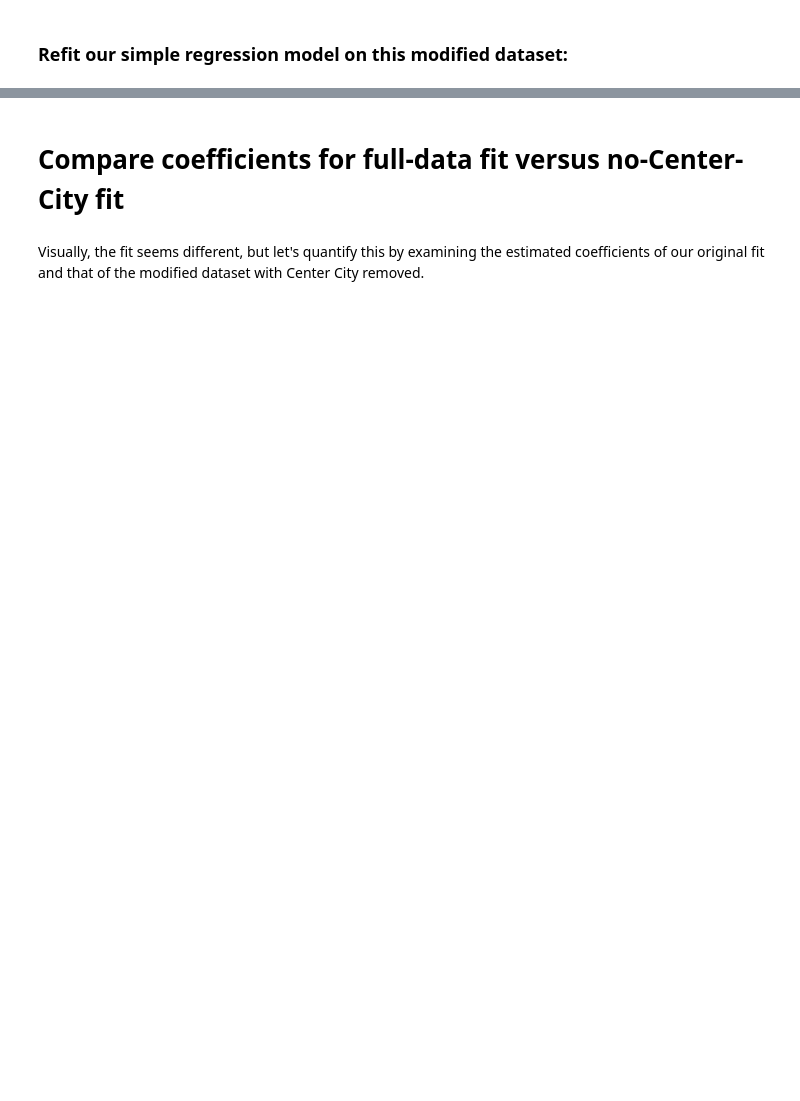
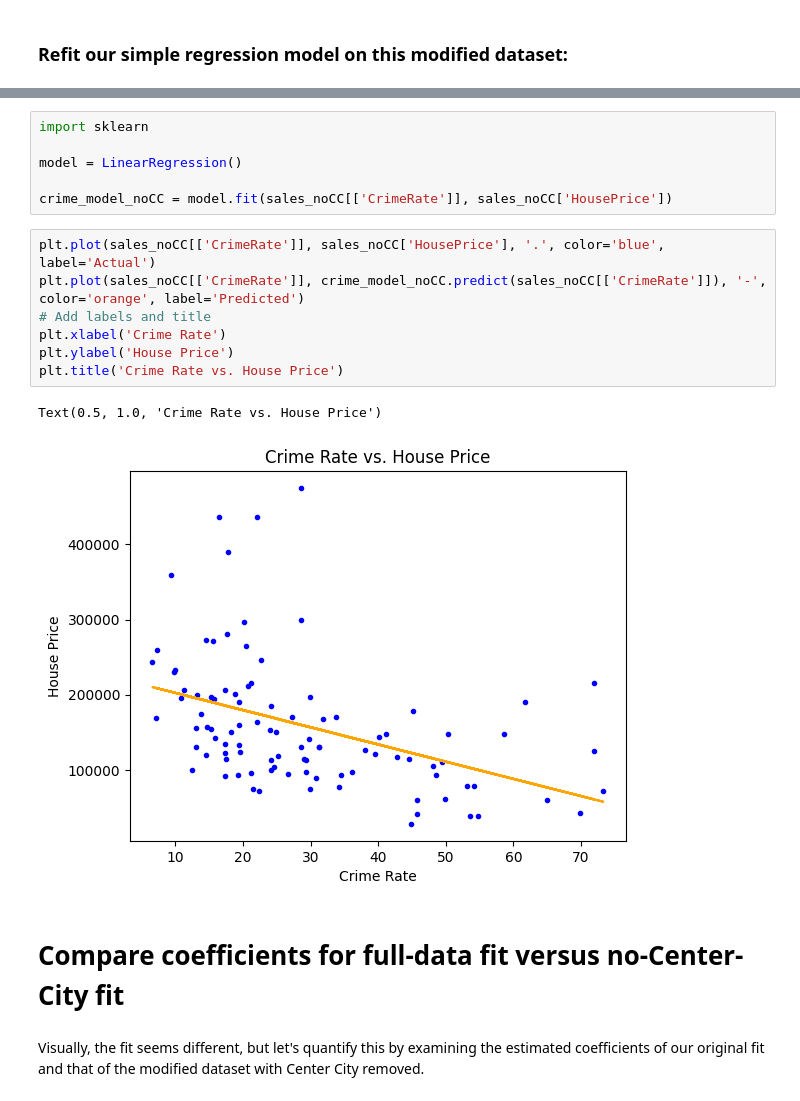
Before and after one commit to Yousif-A2/PhillyCrime-simpleRegession-Model, a Jupyter notebook: PhillyCrime.ipynb, the cells around one changed output, grey strips where cells are left out. Saved outputs shown, nothing was run; the diff lists cells and outputs as text; blank space fills up the shorter version.

```diff
--- a/PhillyCrime.ipynb
+++ b/PhillyCrime.ipynb
@@ -100,3 +114,19 @@ plt.plot(sales_noCC['CrimeRate'], sales_noCC['HousePrice'], '.',
+# %%
+import sklearn
+
+model = LinearRegression()
+
+crime_model_noCC = model.fit(sales_noCC[['CrimeRate']], sales_noCC['HousePrice'])
+# %%
+plt.plot(sales_noCC[['CrimeRate']], sales_noCC['HousePrice'], '.', color='blue', label='Actual')
+plt.plot(sales_noCC[['CrimeRate']], crime_model_noCC.predict(sales_noCC[['CrimeRate']]), '-', color='orange', label='Predicted')
+# Add labels and title
+plt.xlabel('Crime Rate')
+plt.ylabel('House Price')
+plt.title('Crime Rate vs. House Price')
+# %% [output]
+Text(0.5, 1.0, 'Crime Rate vs. House Price')
+[figure, added]
 # %% [markdown]
 # Compare coefficients for full-data fit versus no-Center-City fit
 # %% [markdown]
```
Also changed, not shown: parts of 19 cells of this notebook.
